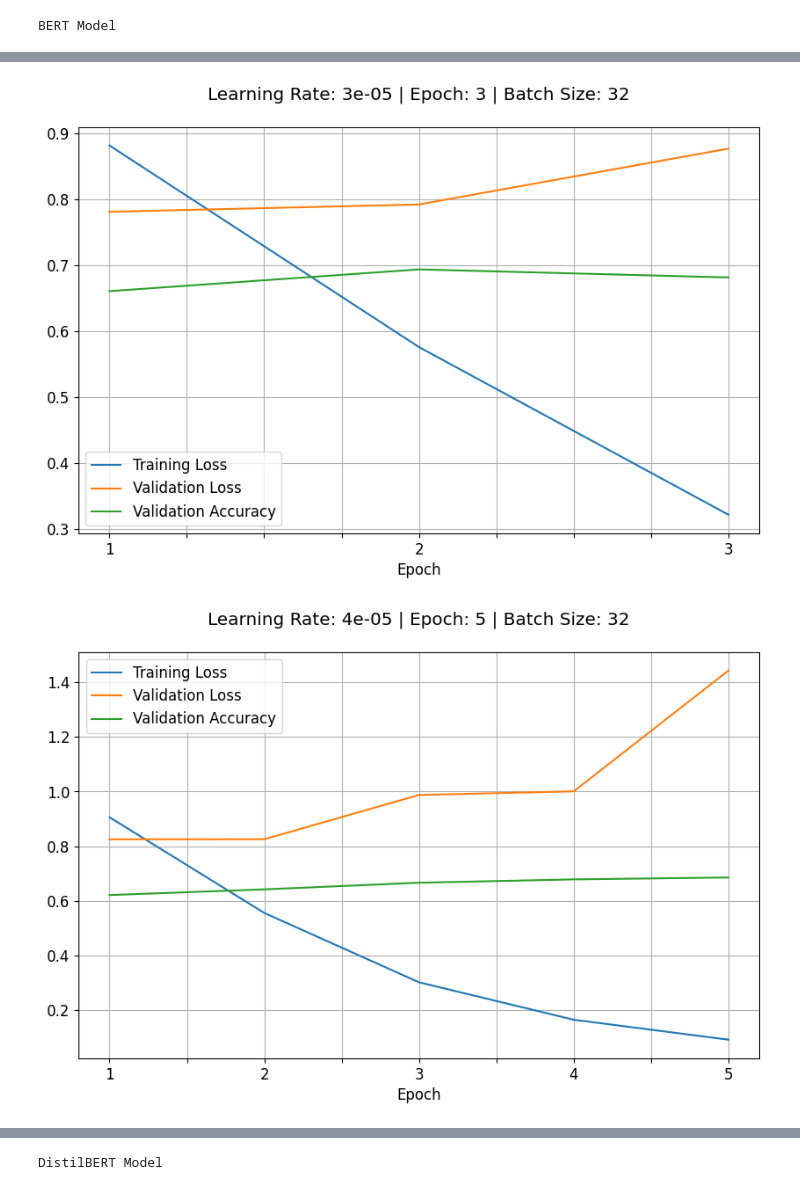
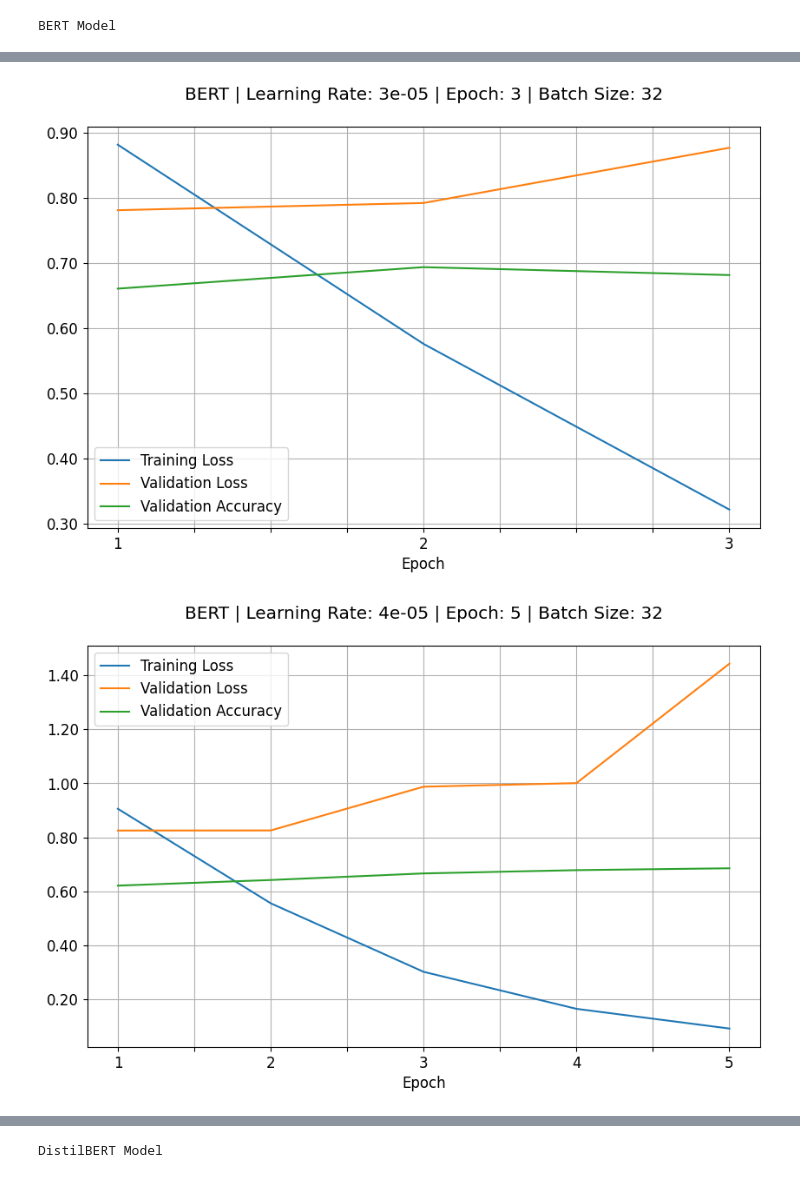
Before and after one commit to u-Kuro/Thesis-2024-U.S.-Presidential-Election-Sentiment-Analysis, a Jupyter notebook: Model Visualization Results.ipynb, the cells around one changed output, grey strips where cells are left out. Cells and saved outputs as stored; diff of their text form; code cells hidden in the pictures.

```diff
--- a/Model Visualization Results.ipynb
+++ b/Model Visualization Results.ipynb
@@ -105,6 +113,11 @@ def create_validation_line_graph(val_metric_seq, title):
 
     # Format x-ticks to show integer values only (without decimals)
     plt.gca().xaxis.set_major_formatter(plt.FuncFormatter(lambda x, _: f'{int(x)}' if x.is_integer() else ''))
+
+    # Format y-ticks to show only 2 decimal points
+    plt.gca().yaxis.set_major_formatter(mticker.FuncFormatter(
+        lambda tick, pos: f"{tick:.2f}" if math.isclose(tick, math.floor(tick * 100) / 100) else ""
+    ))
 
     # Set the x-axis label and grid
     plt.xlabel('Epoch')
@@ -130,30 +143,37 @@ def show_model_validation_metrics():
             unique_file_suffix = " - Validation Metric.csv"
             prediction_files = [f for f in os.listdir(folder_path) if f.endswith(unique_file_suffix)]
 
-            for file in prediction_files:
-                file_path = os.path.join(folder_path, file)
+            if len(prediction_files) == 0:
+                raise Exception(f'Missing File with "{unique_file_suffix}" suffix in "{folder_path}"')
+            elif len(prediction_files) > 1:
+                raise Exception(f'File with "{unique_file_suffix}" suffix in "{folder_path}" is duplicated')
 
-                # Load data
-                df = pd.read_csv(file_path)
-                val_metric_seq = df.to_dict(orient='list')
-                val_metric_seq = {
-                    key
-                    .replace('_', ' ')
-                    .replace('val ', 'Validation ')
-                    .replace('train ', 'Training ')
-                    .title(): value for key, value in val_metric_seq.items()
-                }
+            # Get the prediction file
+            file = prediction_files[0]
+            file_path = os.path.join(folder_path, file)
 
-                # Create visualization
-                params_short = file.replace(unique_file_suffix, "").split(", ")
-                params_short = [
-                    param.replace("LR ", "Learning Rate: ")
-                         .replace("E ", "Epoch: ")
-                         .replace("BS ", "Batch Size: ")
-                    for param in params_short
-                ]
-                title = " | ".join(params_short)
-                create_validation_line_graph(val_metric_seq, title)
+            # Load data
+            df = pd.read_csv(file_path)
+            val_metric_seq = df.to_dict(orient='list')
+            val_metric_seq = {
+                key
+                .replace('_', ' ')
+                .replace('val ', 'Validation ')
+                .replace('train ', 'Training ')
+                .title(): value for key, value in val_metric_seq.items()
+            }
+
+            # Create visualization
+            params_short = file.replace(unique_file_suffix, "").split(", ")
+            params_short = [
+                param.replace("LR ", "Learning Rate: ")
+                     .replace("E ", "Epoch: ")
+                     .replace("BS ", "Batch Size: ")
+                for param in params_short
+            ]
+            params_short.insert(0, model_folder)
+            title = " | ".join(params_short)
+            create_validation_line_graph(val_metric_seq, title)
 
 show_model_validation_metrics()
 # %% [output]
@@ -162,2 +182,2 @@ BERT Model
-[figure, old version]
+[figure, new version]
-[figure, old version]
+[figure, new version]
```
Also changed, not shown: parts of 6 cells of this notebook.
